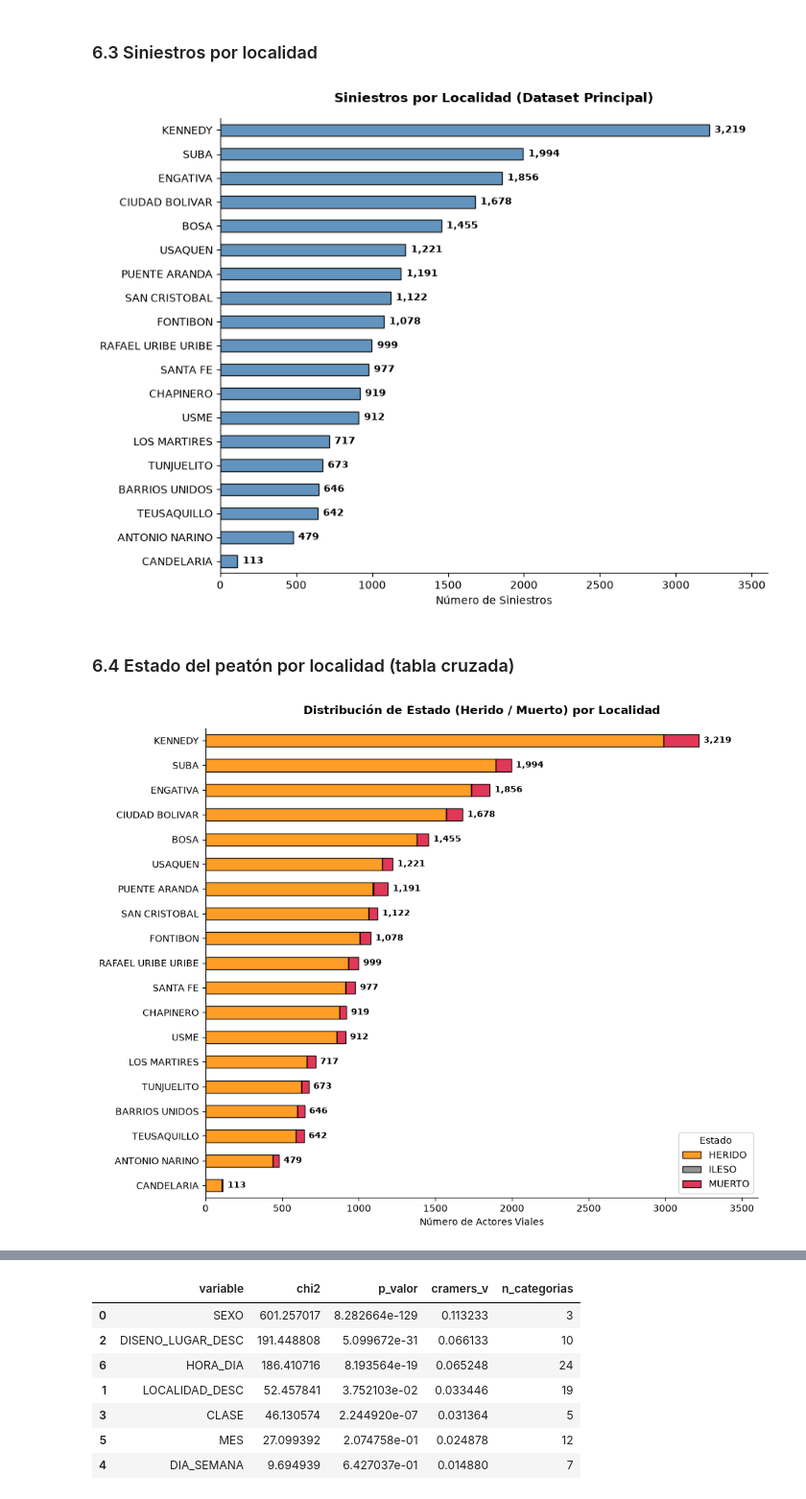
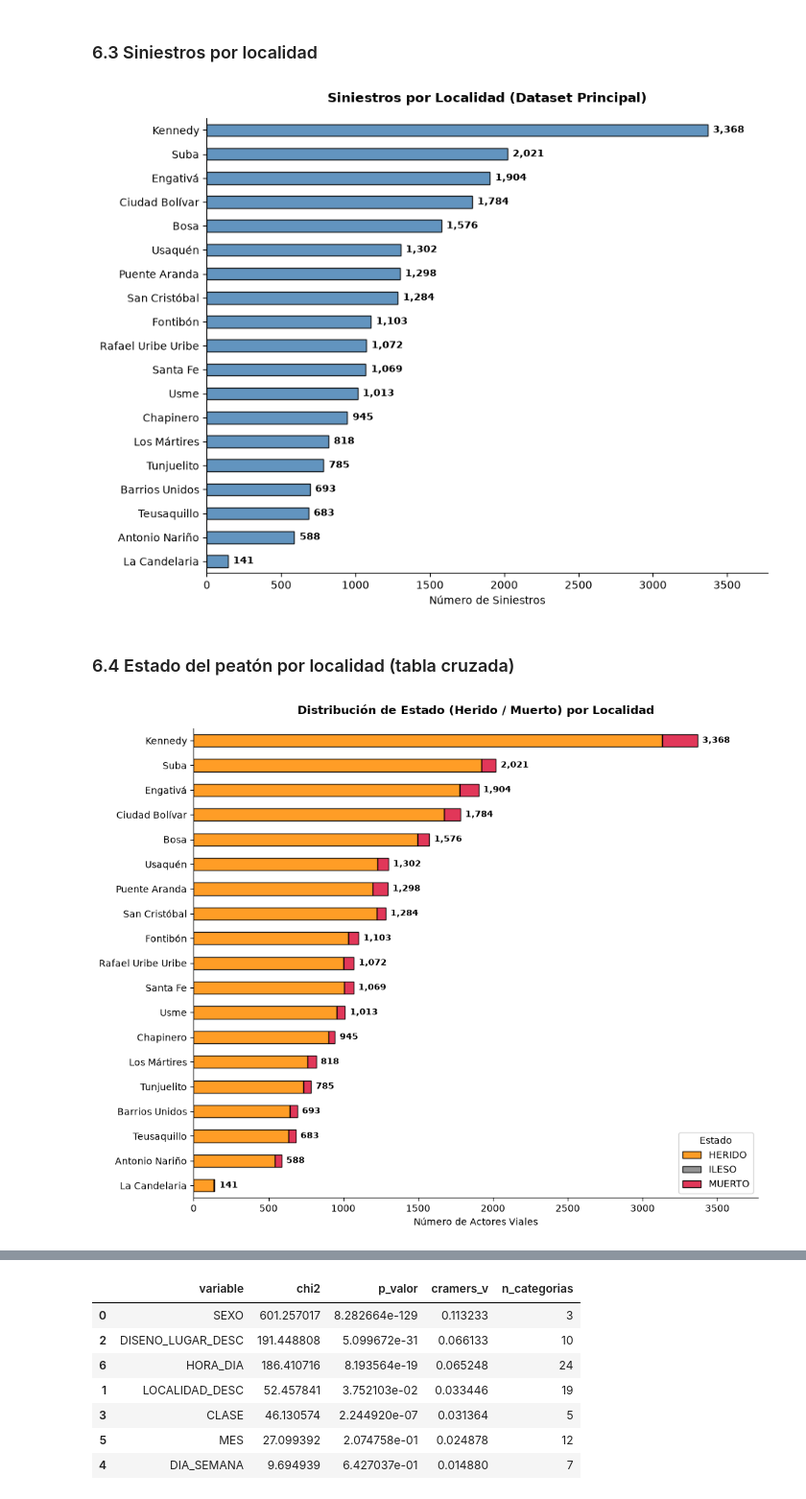
Before and after one commit to BryHerNi21/TT, a Jupyter notebook: EDA2_Siniestros_Viales_Bogota_peatones_indices_ajustados.ipynb, the cells around one changed output, grey strips where cells are left out. Shown at 96% size. Drawn from its saved outputs; the diff is of its cells as text; code cells hidden in the pictures.

```diff
--- a/EDA2_Siniestros_Viales_Bogota_peatones_indices_ajustados.ipynb
+++ b/EDA2_Siniestros_Viales_Bogota_peatones_indices_ajustados.ipynb
@@ -830,4 +822,0 @@ dtype: float64
-# %%
-# 2. Asignar las medias a las filas según la columna 'SEXO'
-df['EDAD'] = df['EDAD'].fillna(df['SEXO'].map(media_edad_sexo))
-print("Cantidad de nulos luego de la imputacion: ", df['EDAD'].isna().sum())
@@ -838,12 +822,0 @@ Cantidad de nulos luego de la imputacion:  0
-# %%
-columnas_eliminar = [
-    'LOCALIDAD',
-    'FECHA_HORA_ACC',
-    'Y',
-    'LONGITUD',
-    'DISENO_LUGAR_DESC',
-    'LATITUD',
-    'X'
-]
-
-df = df.dropna(subset=columnas_eliminar).copy()
@@ -1062,15 +1065,23 @@ plt.show()
 # %% [markdown]
 ### 6.3 Siniestros por localidad
 # %%
-# 3. Grafica
+import matplotlib.pyplot as plt
+
+# 1. Decodificar la localidad agregando la nueva columna 'LOCALIDAD_DESC' al DataFrame 'df'
+df = decodificar(df, 'SINIESTROS', 'CODIGO_LOCALIDAD', 'LOCALIDAD_DESC')
+
+# 2. Manejar posibles nulos si hay códigos no mapeados
+df['LOCALIDAD_DESC'] = df['LOCALIDAD_DESC'].fillna('Sin Información')
+
+# 3. Graficar usando 'df'
 fig, ax = plt.subplots(figsize=(9, 7))
 ax.set_axisbelow(True)
 ax.grid(axis='x', linestyle='--', alpha=0.6)
 
-conteos = df['LOCALIDAD'].value_counts().sort_values()
+conteos = df['LOCALIDAD_DESC'].value_counts().sort_values()
 bars = conteos.plot(kind='barh', ax=ax, color='steelblue', edgecolor='black', alpha=0.85)
 
-# 4. Conteo
+# 4. Anotar el conteo exacto al final de cada barra
 for bar in ax.patches:
     width = bar.get_width()
     if width > 0:
@@ -1092,50 +1103,50 @@ ax.spines['right'].set_visible(False)
 plt.tight_layout()
 plt.show()
 # %% [output]
-[figure, old version]
+[figure, new version]
 # %% [markdown]
 ### 6.4 Estado del peatón por localidad (tabla cruzada)
 # %%
-# Generar y ordenar la tabla cruzada
-tabla_grav_loc = pd.crosstab(df['LOCALIDAD'], df['ESTADO'])
+# 1. Generar y ordenar la tabla cruzada
+tabla_grav_loc = pd.crosstab(df['LOCALIDAD_DESC'], df['ESTADO'])
 tabla_grav_loc['TOTAL'] = tabla_grav_loc.sum(axis=1)
 
 # Ordenar de mayor a menor según el TOTAL para el gráfico
 tabla_ordenada = tabla_grav_loc.sort_values('TOTAL', ascending=True).drop(columns=['TOTAL'])
 
-# Configurar la figura para barras horizontales apiladas
+# 2. Configurar la figura para barras horizontales apiladas
 fig, ax = plt.subplots(figsize=(10, 8))
 ax.set_axisbelow(True)
 ax.grid(axis='x', linestyle='--', alpha=0.6)
 
 # Definir colores para cada estado
 colores = {'HERIDO': 'darkorange', 'MUERTO': 'crimson'}
 colores_list = [colores.get(col, 'gray') for col in tabla_ordenada.columns]
 
-# Graficar barras apiladas
+# 3. Graficar barras apiladas
 bars = tabla_ordenada.plot(kind='barh', stacked=True, ax=ax, color=colores_list, edgecolor='black', alpha=0.85)
 
-# Anotar el total exacto al final de cada barra
+# 4. Anotar el total exacto al final de cada barra
 for i, (idx, row) in enumerate(tabla_ordenada.iterrows()):
     total = row.sum()
     if total > 0:
         ax.annotate(f'{total:,}',
                     xy=(total, i),
                     xytext=(5, 0),
                     textcoords="offset points",
                     ha='left', va='center', fontsize=9, fontweight='bold')
 
 # 5. Personalización del gráfico
 ax.set_title('Distribución de Estado (Herido / Muerto) por Localidad', fontsize=12, fontweight='bold', pad=15)
 ax.set_xlabel('Número de Actores Viales', fontsize=10)
 ax.set_ylabel('')
 ax.set_xlim(0, tabla_grav_loc['TOTAL'].max() * 1.12)
 ax.legend(title='Estado', frameon=True, loc='lower right')
 
 ax.spines['top'].set_visible(False)
 ax.spines['right'].set_visible(False)
 
 plt.tight_layout()
 plt.show()
 # %% [output]
-[figure, old version]
+[figure, new version]
```
Also changed, not shown: parts of 40 cells of this notebook, 5 other files.
